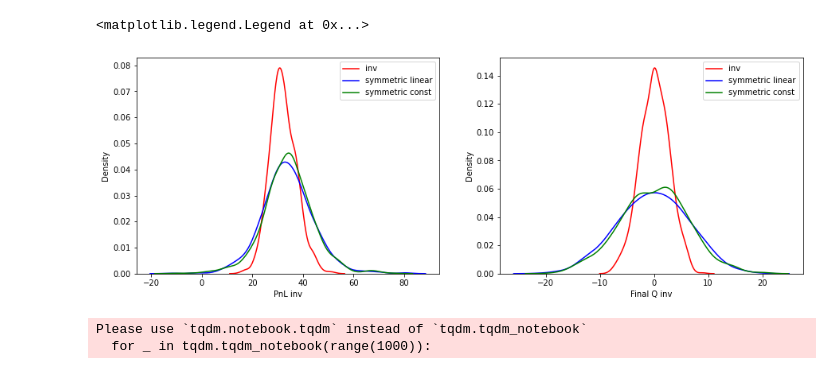
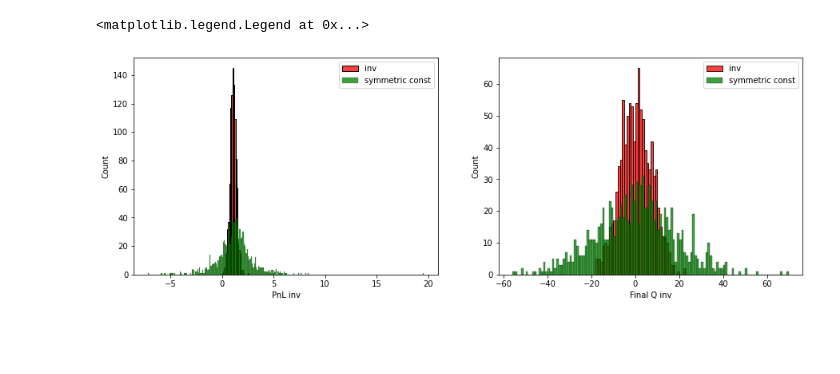
Before and after one commit to zebrabug/FinalMDS, a Jupyter notebook: Simple simulation.ipynb, the cells around one changed output. Drawn from its saved outputs; the diff is of its cells as text; code cells hidden in the pictures; blank space fills up the shorter version.

```diff
--- a/Simple simulation.ipynb
+++ b/Simple simulation.ipynb
@@ -85,2 +146,24 @@ def mm_limit_order(s, t, q, sigma, gamma, k, T):
+# %%
+# parameters of MM (market maker)
+gamma = 0.1  # risk-aversion of MM
+
+# parameters of market structure
+alpha = 2.0  # tail exponent
+
+K = 0.0060  # avg impact = K * log(V)
+ticksize = 0.0025
+
+# parameters of market simulation
+T = 1  # one hour
+dt = 0.5 / 3600  # x seconds (x / 3600)
+L = 2200 # number of market orders per T (Poisson lambda)
+
+# coefficient lambda(delta) = A * exp(-k*delta)
+k = alpha / K
+A = L / alpha
+
+# Brownian motion parameters (rough estimation)
+mu = 0.  # zero drift
+sigma = 0.4 * (1/8)**0.5  # brownian motion, daily historical std dev of USD/RUB, convert to hour basis
 # %%
-start_price = 100
+start_price = 70.
@@ -212,4 +170,6 @@ def simulation_symm_run(start_price, spread_start, spread_end, T, dt, mu, sigma)
 # %%
+%%time
 # Example run
-df_deals = simulation_run(start_price, gamma, A, k, T, dt, mu, sigma)
-df_deals = df_deals[1:]
+df_deals = sim.init_df_deals(start_price)
+np_deals = sim.simulation_run(df_deals.to_numpy(), gamma, A, k, T, dt, mu, sigma, ticksize)
+df_deals = sim.add_df_deals(df_deals, np_deals)
@@ -288,15 +196,16 @@ df_simres_01[:5]
+# %%
+df_simres = sim.run_sims(1000, start_price=start_price,
+                         gamma=gamma, A=A, k=k, T=T, dt=dt, mu=mu, sigma=sigma, ticksize=0.0025)
 # %%
 fig, axes = plt.subplots(1, 2, figsize=(15, 5))
 
-sns.kdeplot(data=df_simres_01, x='PnL inv', color='r', ax=axes[0], label='inv')
-sns.kdeplot(data=df_simres_01, x='PnL symm', color='b', ax=axes[0], label='symmetric linear')
-sns.kdeplot(data=df_simres_01, x='PnL const', color='g', ax=axes[0], label='symmetric const')
+sns.histplot(data=df_simres, x='PnL inv', color='r', ax=axes[0], label='inv', binwidth=0.1)
+sns.histplot(data=df_simres, x='PnL const', color='g', ax=axes[0], label='symmetric const', binwidth=0.1)
 axes[0].legend()
 
-sns.kdeplot(data=df_simres_01, x='Final Q inv', color='r', ax=axes[1], label='inv')
-sns.kdeplot(data=df_simres_01, x='Final Q symm', color='b', ax=axes[1], label='symmetric linear')
-sns.kdeplot(data=df_simres_01, x='Final Q const', color='g', ax=axes[1], label='symmetric const')
+sns.histplot(data=df_simres, x='Final Q inv', color='r', ax=axes[1], label='inv', binwidth=1)
+sns.histplot(data=df_simres, x='Final Q const', color='g', ax=axes[1], label='symmetric const', binwidth=1)
 axes[1].legend()
 # %% [output]
 <matplotlib.legend.Legend at 0x...>
-[figure, old version]
+[figure, new version]
@@ -306,33 +211,0 @@ gamma = 1
-# %%
-columns = ['PnL inv', 'Final Q inv', 'PnL symm', 'Final Q symm', 'PnL const', 'Final Q const']
-
-df_simres = pd.DataFrame(columns=columns)
-
-for _ in tqdm.tqdm_notebook(range(1000)):
-    # base model
-    df_deals = simulation_run(start_price,
-                              gamma, A, k,
-                              T, dt, mu, sigma)
-    # same spread as in base model, but around mid
-    df_deals_symm = simulation_symm_run(start_price,
-                                           df_deals['Spread'].iloc[1], df_deals['Spread'].iloc[-1],
-                                           T, dt, mu, sigma)
-    # simple symmetric constant spread
-    avg_spread = df_deals['Spread'].mean()
-    df_deals_symm_const = simulation_symm_run(start_price,
-                                                 avg_spread, avg_spread,
-                                                 T, dt, mu, sigma)
-
-    data = {
-        'PnL inv': df_deals['PnL'].iloc[-1],
-        'Final Q inv': df_deals['Inventory'].iloc[-1],
-        'PnL symm': df_deals_symm['PnL'].iloc[-1],
-        'Final Q symm': df_deals_symm['Inventory'].iloc[-1],
-        'PnL const': df_deals_symm_const['PnL'].iloc[-1],
-        'Final Q const': df_deals_symm_const['Inventory'].iloc[-1],
-    }
-
-    df_simres = df_simres.append(data, ignore_index=True)
-# %% [output]
-Please use `tqdm.notebook.tqdm` instead of `tqdm.tqdm_notebook`
-  for _ in tqdm.tqdm_notebook(range(1000)):
```
Also changed, not shown: parts of 60 cells of this notebook, 14 other files.
